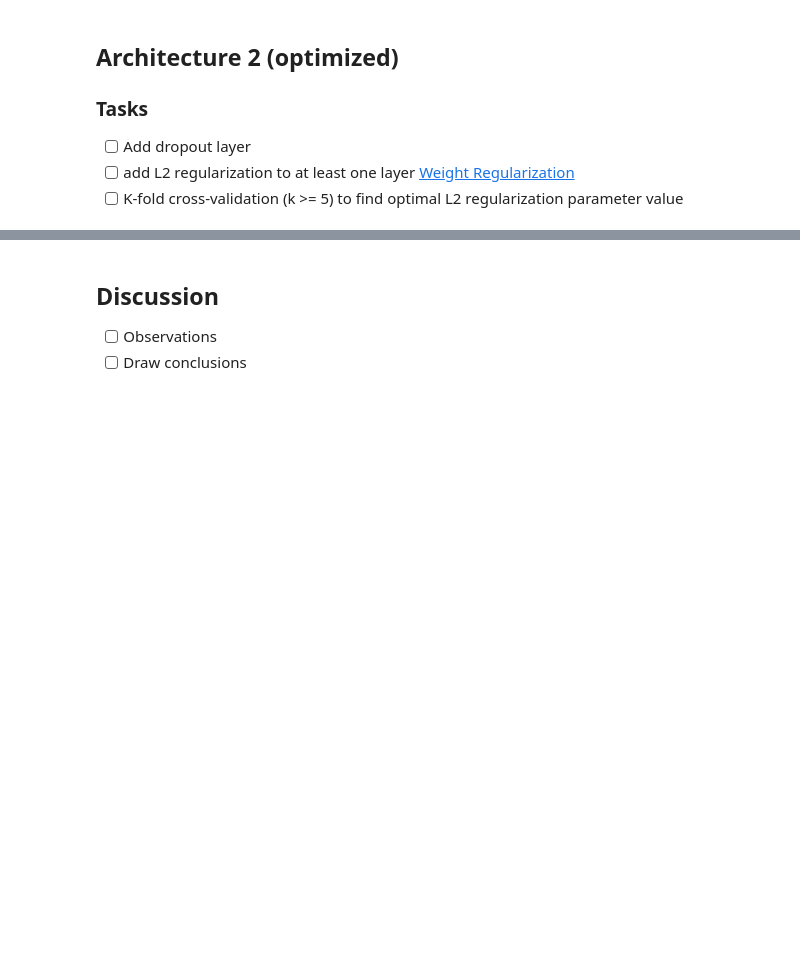
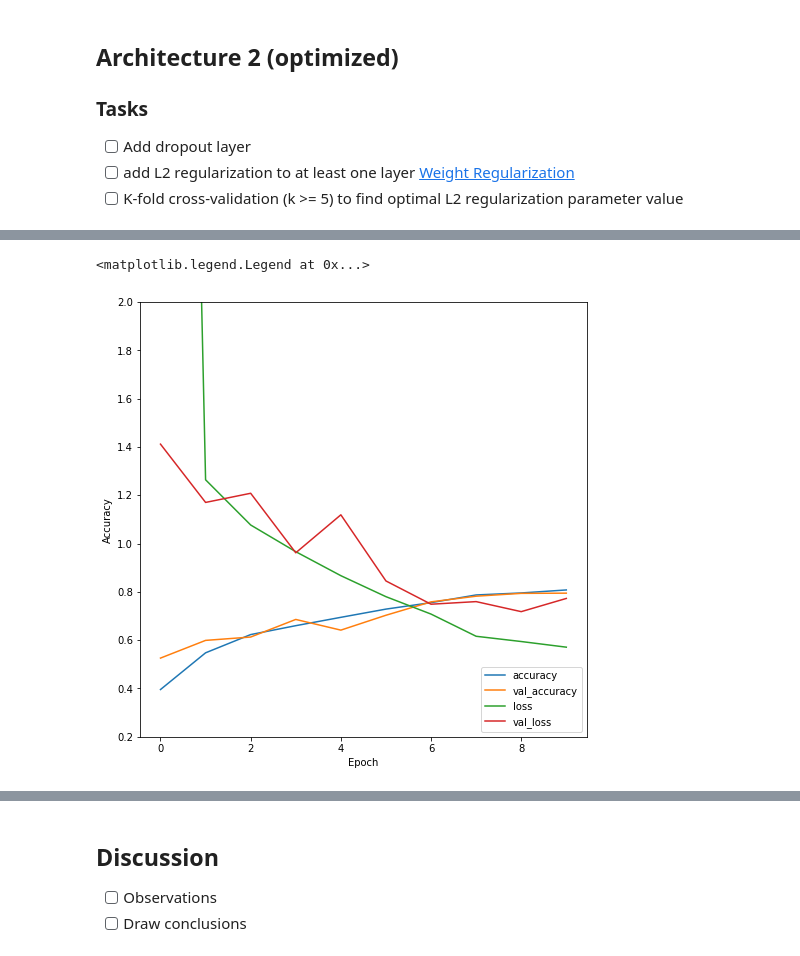
Before and after one commit to Norukh/AIMiniProj1, a Jupyter notebook: AIAp_MiniProj1.ipynb, the cells around one changed output, grey strips where cells are left out. Saved outputs shown, nothing was run; the diff lists cells and outputs as text; code cells hidden in the pictures; blank space fills up the shorter version.

```diff
--- a/AIAp_MiniProj1.ipynb
+++ b/AIAp_MiniProj1.ipynb
@@ -231,0 +273,17 @@ Detected at node 'sequential/flatten/Reshape' defined at (most recent call last)
+# %%
+model = keras.Sequential([
+    data_augmentation,
+    layers.Rescaling(1/.255, input_shape=input_shape),
+    layers.Conv2D(64, 3, padding='same', activation='relu'),
+    layers.MaxPooling2D(),
+    layers.Conv2D(128, 3, padding='same', activation='relu'),
+    layers.MaxPooling2D(),
+    layers.Conv2D(512, 3, padding='same', activation='relu'),
+    layers.MaxPooling2D(),
+    layers.Dropout(0.2),
+    layers.Flatten(),
+    layers.Dense(256, activation='relu'),
+    layers.Dense(num_classes, name='outputs'),
+])
+# %%
+model.compile(optimizer='adam', loss=tf.keras.losses.SparseCategoricalCrossentropy(from_logits=True), metrics=['accuracy'])
@@ -231,0 +310,9 @@ Detected at node 'sequential/flatten/Reshape' defined at (most recent call last)
+# %%
+epochs = 10
+history = model.fit(
+    train_data,
+    validation_data=validation_data,
+    epochs=epochs
+)
+
+model.save('model_2-optimized.h5')
@@ -231,0 +346,12 @@ Detected at node 'sequential/flatten/Reshape' defined at (most recent call last)
+# %%
+plt.plot(history.history['accuracy'], label='accuracy')
+plt.plot(history.history['val_accuracy'], label='val_accuracy')
+plt.plot(history.history['loss'], label='loss')
+plt.plot(history.history['val_loss'], label='val_loss')
+plt.xlabel('Epoch')
+plt.ylabel('Accuracy')
+plt.ylim([0.2, 2])
+plt.legend(loc='lower right')
+# %% [output]
+<matplotlib.legend.Legend at 0x...>
+[figure, added]
```
Also changed, not shown: parts of 27 cells of this notebook, 1 other file.
